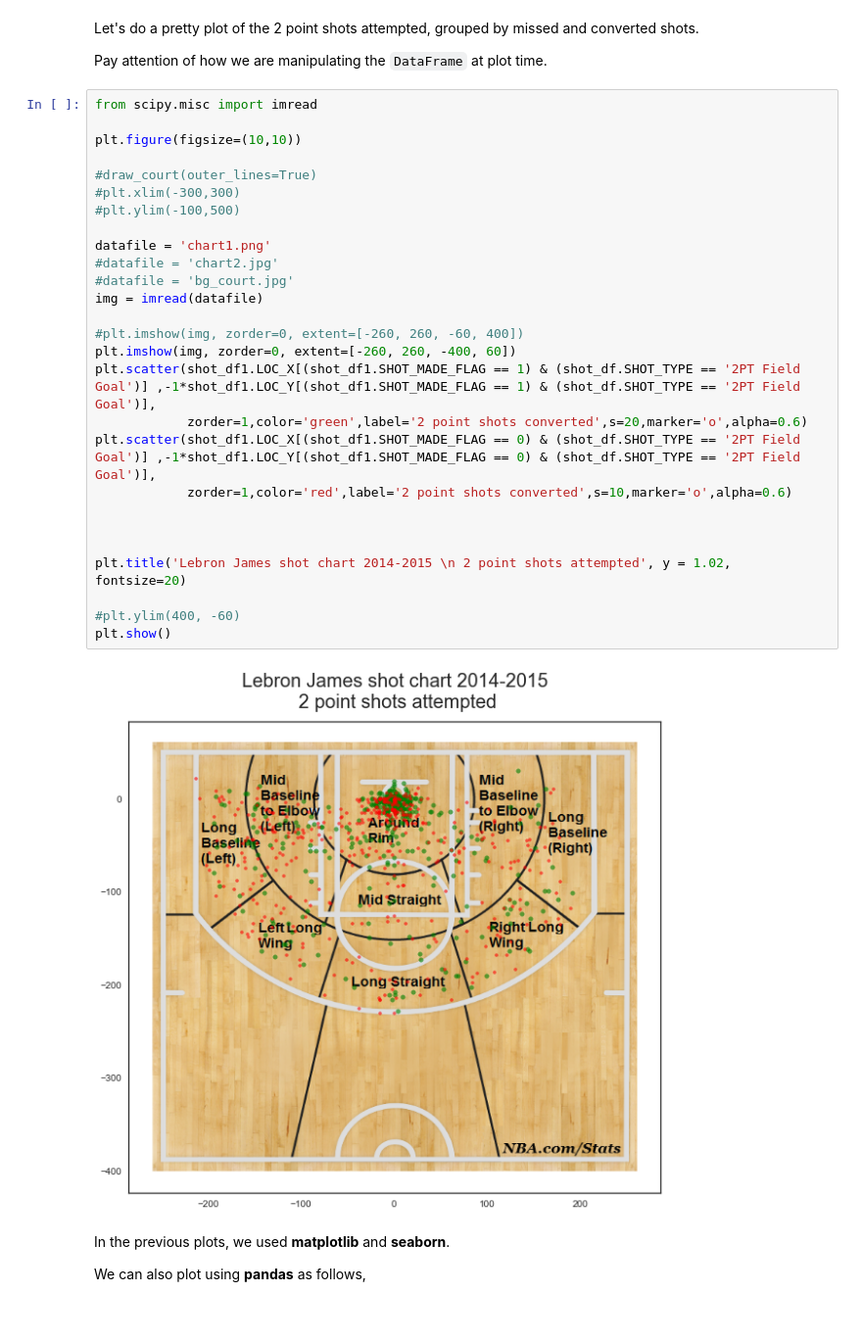
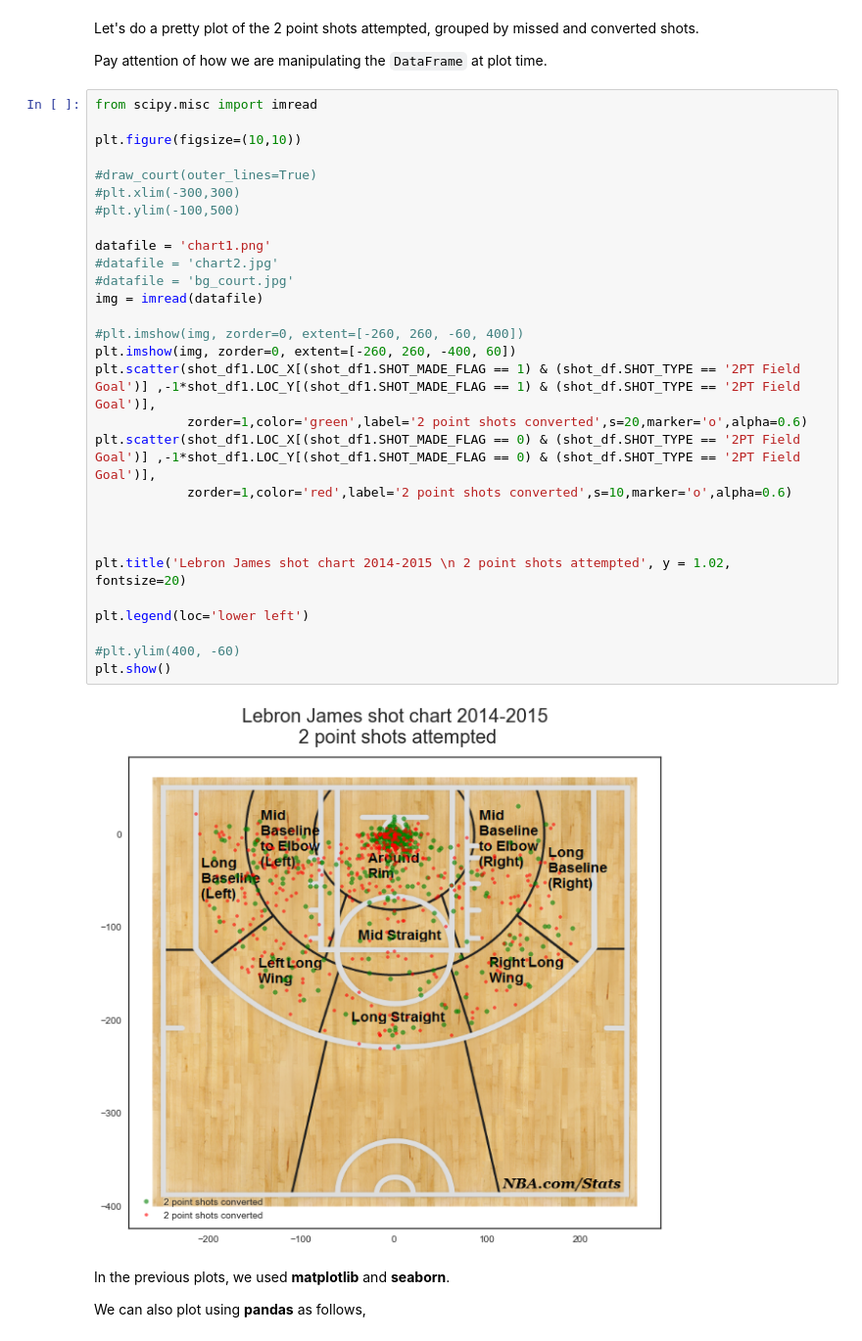
Before and after one commit to BiniyamSishah/data_science, a Jupyter notebook: sport_analytics1/sport_analytics_3.ipynb, the cells around one changed output. Shown at 98% size. Saved outputs shown, nothing was run; the diff lists cells and outputs as text.

```diff
--- a/sport_analytics1/sport_analytics_3.ipynb
+++ b/sport_analytics1/sport_analytics_3.ipynb
@@ -595,32 +631,34 @@ Pay attention of how we are manipulating the `DataFrame` at plot time.
 # %%
 from scipy.misc import imread
 
 plt.figure(figsize=(10,10))
 
 #draw_court(outer_lines=True)
 #plt.xlim(-300,300)
 #plt.ylim(-100,500)
 
 datafile = 'chart1.png'
 #datafile = 'chart2.jpg'
 #datafile = 'bg_court.jpg'
 img = imread(datafile)
 
 #plt.imshow(img, zorder=0, extent=[-260, 260, -60, 400])
 plt.imshow(img, zorder=0, extent=[-260, 260, -400, 60])
 plt.scatter(shot_df1.LOC_X[(shot_df1.SHOT_MADE_FLAG == 1) & (shot_df.SHOT_TYPE == '2PT Field Goal')] ,-1*shot_df1.LOC_Y[(shot_df1.SHOT_MADE_FLAG == 1) & (shot_df.SHOT_TYPE == '2PT Field Goal')],
             zorder=1,color='green',label='2 point shots converted',s=20,marker='o',alpha=0.6)
 plt.scatter(shot_df1.LOC_X[(shot_df1.SHOT_MADE_FLAG == 0) & (shot_df.SHOT_TYPE == '2PT Field Goal')] ,-1*shot_df1.LOC_Y[(shot_df1.SHOT_MADE_FLAG == 0) & (shot_df.SHOT_TYPE == '2PT Field Goal')],
             zorder=1,color='red',label='2 point shots converted',s=10,marker='o',alpha=0.6)
 
 
 
 plt.title('Lebron James shot chart 2014-2015 \n 2 point shots attempted', y = 1.02, fontsize=20)
 
+plt.legend(loc='lower left')
+
 #plt.ylim(400, -60)
 plt.show()
 # %% [output]
-[figure, old version]
+[figure, new version]
 # %% [markdown]
 In the previous plots, we used **matplotlib** and **seaborn**.
 
```
Also changed, not shown: parts of 28 cells of this notebook, 5 other files.
